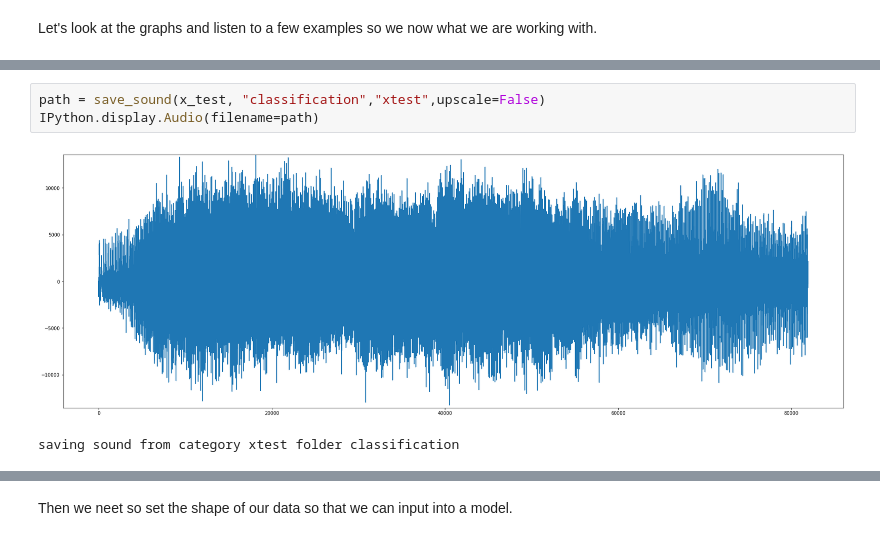
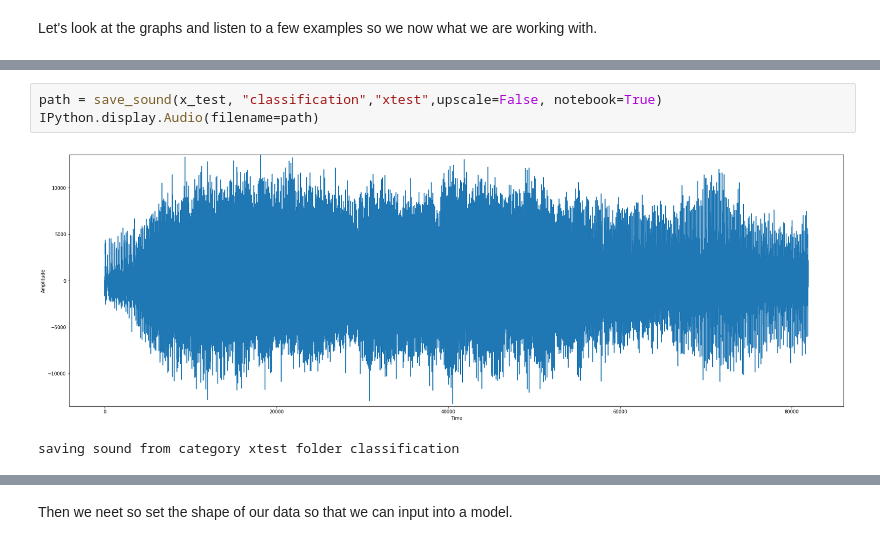
Before and after one commit to SopiMlab/DeepLearningWithAudio18, a Jupyter notebook: notebooks/Audio Classification.ipynb, the cells around one changed output, grey strips where cells are left out. Saved outputs shown, nothing was run; the diff lists cells and outputs as text.

```diff
--- a/Audio Classification.ipynb
+++ b/notebooks/Audio Classification.ipynb
@@ -36,10 +41,10 @@ IPython.display.Audio(filename=path)
 saving sound from category xtrain folder classification
 [interactive output not drawn]
 # %%
-path = save_sound(x_test, "classification","xtest",upscale=False)
+path = save_sound(x_test, "classification","xtest",upscale=False, notebook=True)
 IPython.display.Audio(filename=path)
 # %% [output]
-[figure, old version]
+[figure, new version]
 saving sound from category xtest folder classification
 [interactive output not drawn]
 # %% [markdown]
```
Also changed, not shown: parts of 5 cells of this notebook, 35 other files.
